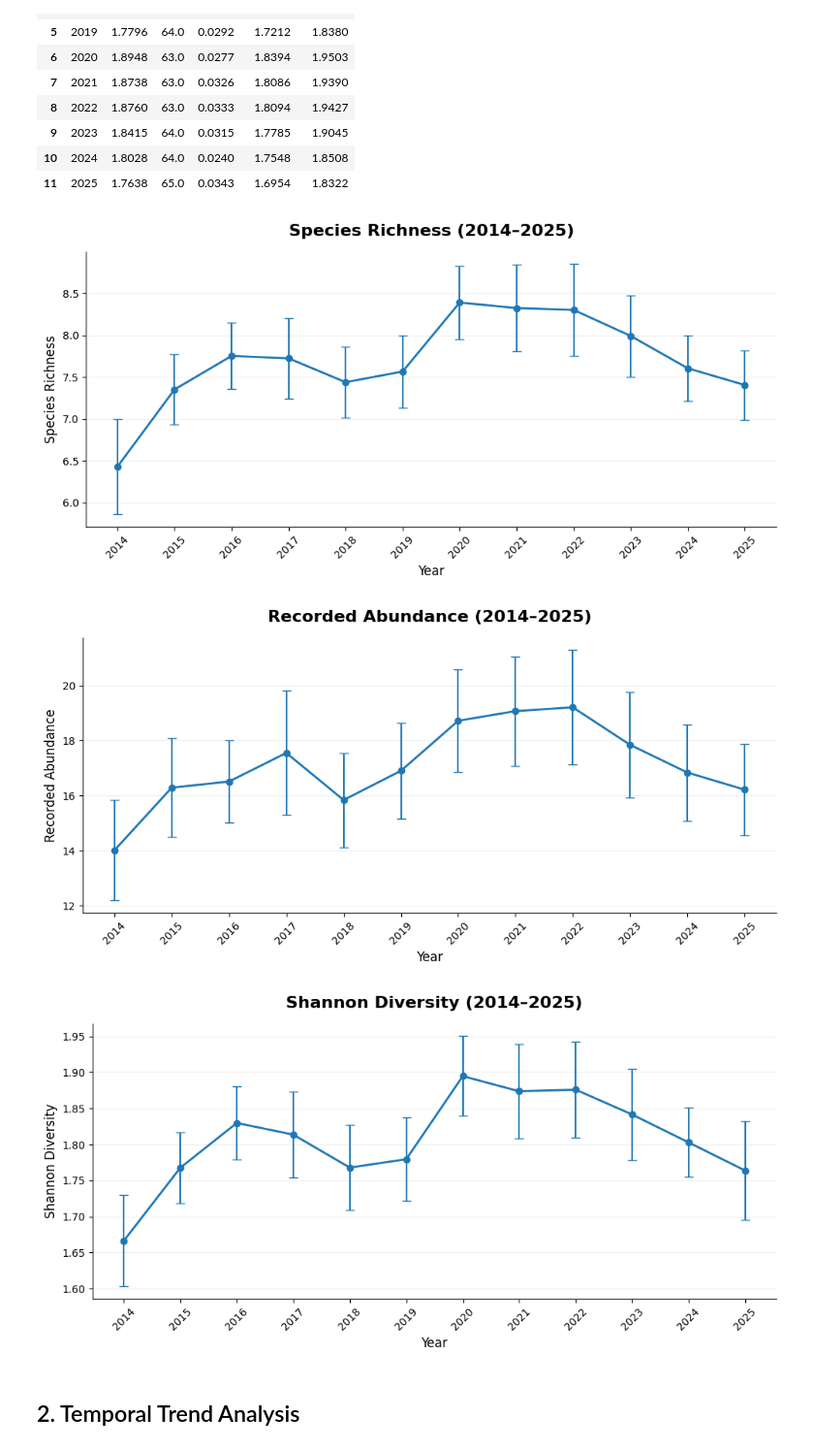
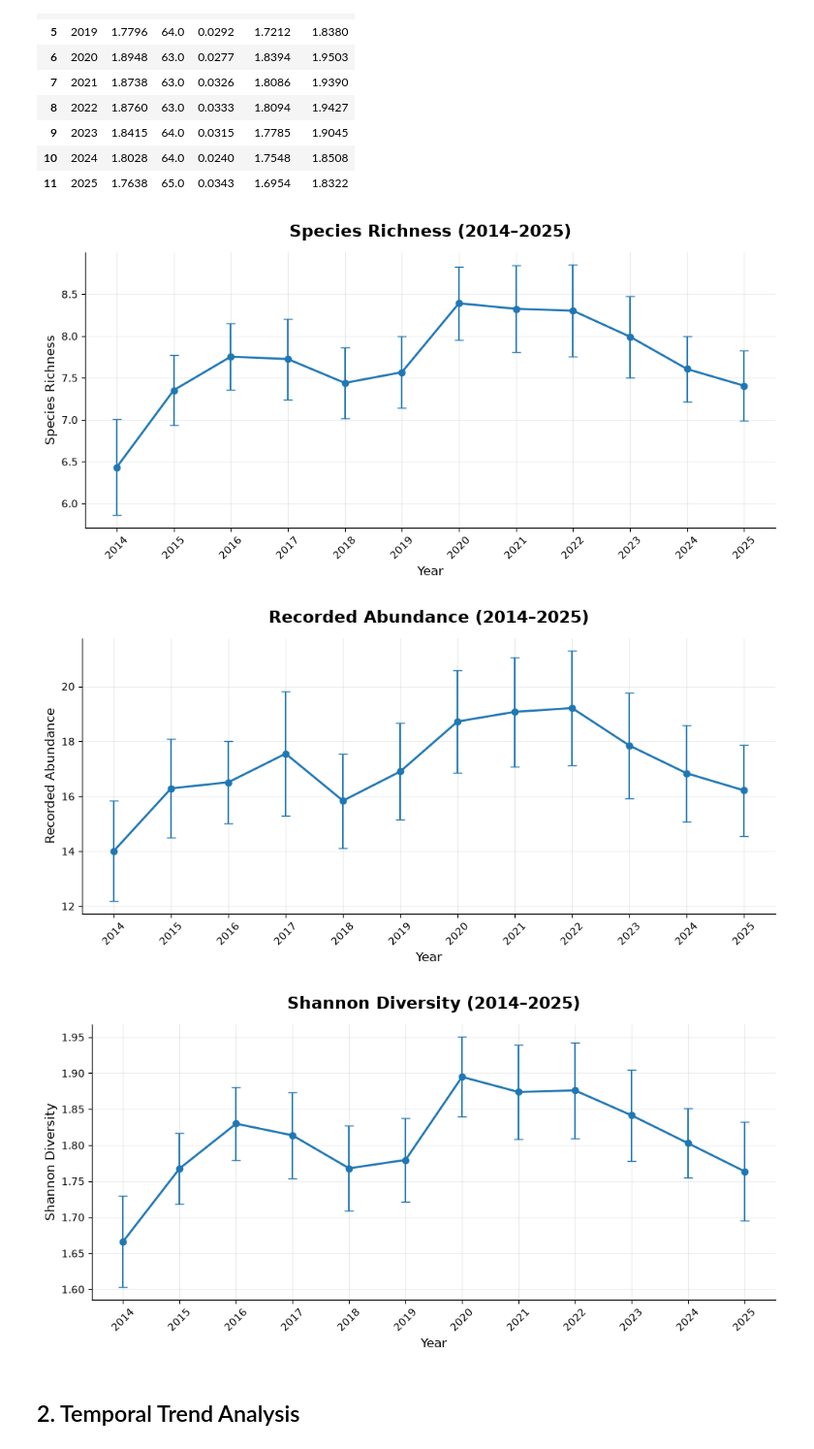
Before and after one commit to MasMits/birds-biodiversity, a Jupyter notebook: notebooks/02_statistical_inference_and_trends.ipynb, the cells around one changed output. Shown at 97% size. Cells and saved outputs as stored; diff of their text form; code cells hidden in the pictures.

```diff
--- a/notebooks/02_statistical_inference_and_trends.ipynb
+++ b/notebooks/02_statistical_inference_and_trends.ipynb
@@ -10,11 +14,26 @@ values, excluding missing values separately for each indicator.
 from pathlib import Path
 
 import matplotlib.pyplot as plt
+
+# The same plain plotting defaults in both notebooks.
+plt.style.use("default")
+plt.rcParams.update({
+    "figure.facecolor": "white", "axes.facecolor": "white",
+    "savefig.facecolor": "white", "savefig.transparent": False,
+    "savefig.dpi": 180, "axes.grid": True, "grid.alpha": 0.25,
+})
 import numpy as np
 import pandas as pd
 from scipy import stats
+from IPython.display import display
 
 ROOT = Path.cwd().resolve().parent if Path.cwd().name == "notebooks" else Path.cwd()
+RESULTS = ROOT / "results"
+FIGURES = ROOT / "figures"
+RESULTS.mkdir(exist_ok=True)
+FIGURES.mkdir(exist_ok=True)
+years = np.arange(2014, 2026)
+
 route_year = pd.read_csv(ROOT / "data/processed/route_year_indicators.csv")
 
 indicators = ["richness", "recorded_abundance", "shannon"]
@@ -27,6 +46,10 @@ labels = {
 print(route_year.shape)
 display(route_year.head())
 print(route_year.columns.tolist())
+points = pd.read_csv(ROOT / "data/processed/point_surveys.csv")
+points["date"] = pd.to_datetime(points["date"], format="mixed")
+assert not route_year.duplicated(["route_key", "year"]).any()
+assert set(route_year["year"]) == set(years)
 # %% [output]
 (723, 5)
 |  | route_key | year | richness | recorded_abundance | shannon |
@@ -161,40 +184,38 @@ for indicator, table in ci_tables.items():
         capsize=4,
         markersize=6,
         linewidth=2,
         elinewidth=1.5
     )
 
     ax.set_title(
         f"{labels[indicator].title()} (2014–2025)",
         fontsize=16,
         fontweight="bold",
         pad=15
     )
 
     ax.set_xlabel("Year", fontsize=12)
     ax.set_ylabel(labels[indicator].title(), fontsize=12)
 
     ax.set_xticks(range(2014, 2026))
     ax.tick_params(axis="x", rotation=45)
 
     ax.grid(axis="y", alpha=0.2)
     ax.spines["top"].set_visible(False)
     ax.spines["right"].set_visible(False)
 
     fig.tight_layout()
 
     fig.savefig(
-        f"{indicator}_confidence_intervals.png",
-        dpi=300,
-        bbox_inches="tight",
-        transparent=True
+        FIGURES / f"{indicator}_confidence_intervals.png",
+        bbox_inches="tight"
     )
 
     plt.show()
 # %% [output]
-[figure, old version]
+[figure, new version]
-[figure, old version]
+[figure, new version]
-[figure, old version]
+[figure, new version]
 # %% [markdown]
 ## 2. Temporal Trend Analysis
 # %% [markdown]
```
Also changed, not shown: parts of 32 cells of this notebook, 5 other files.
